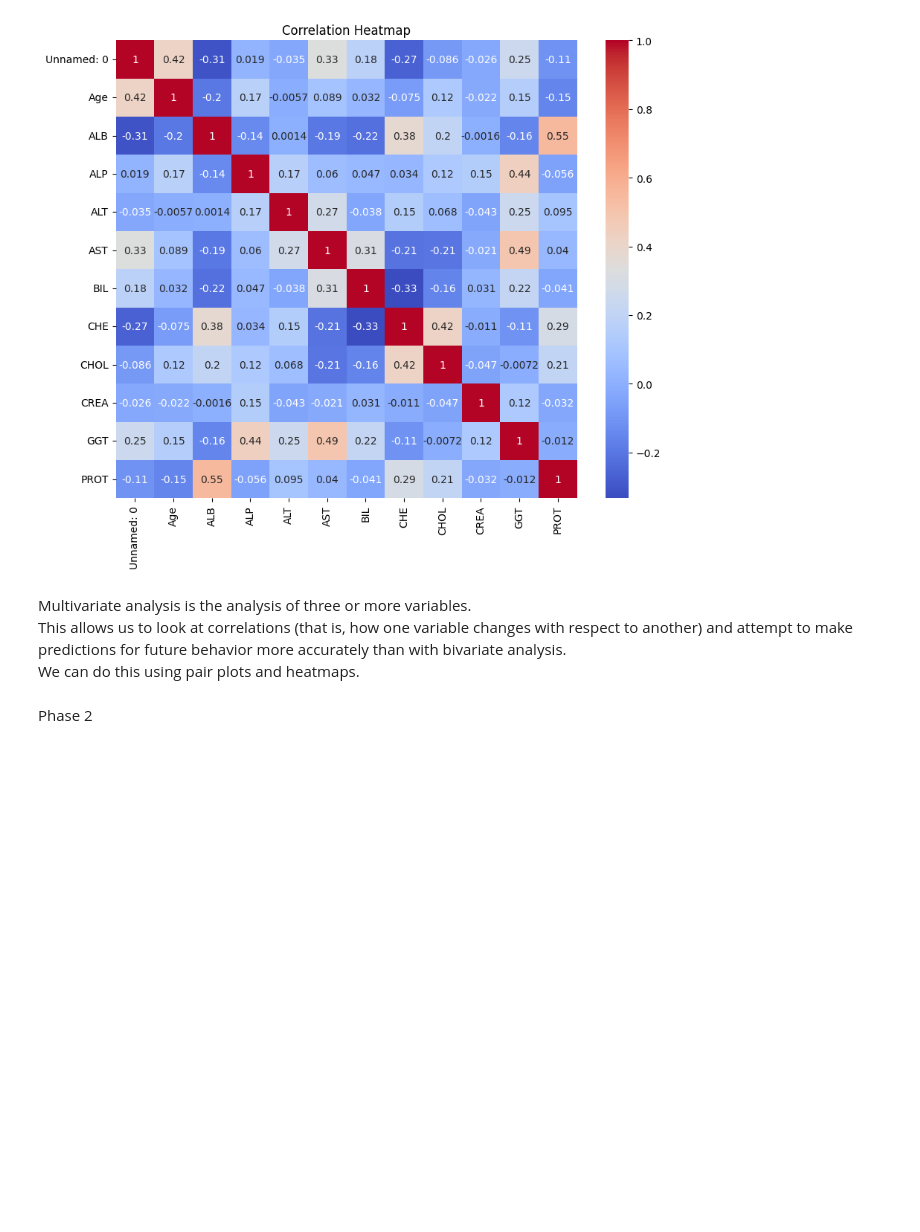
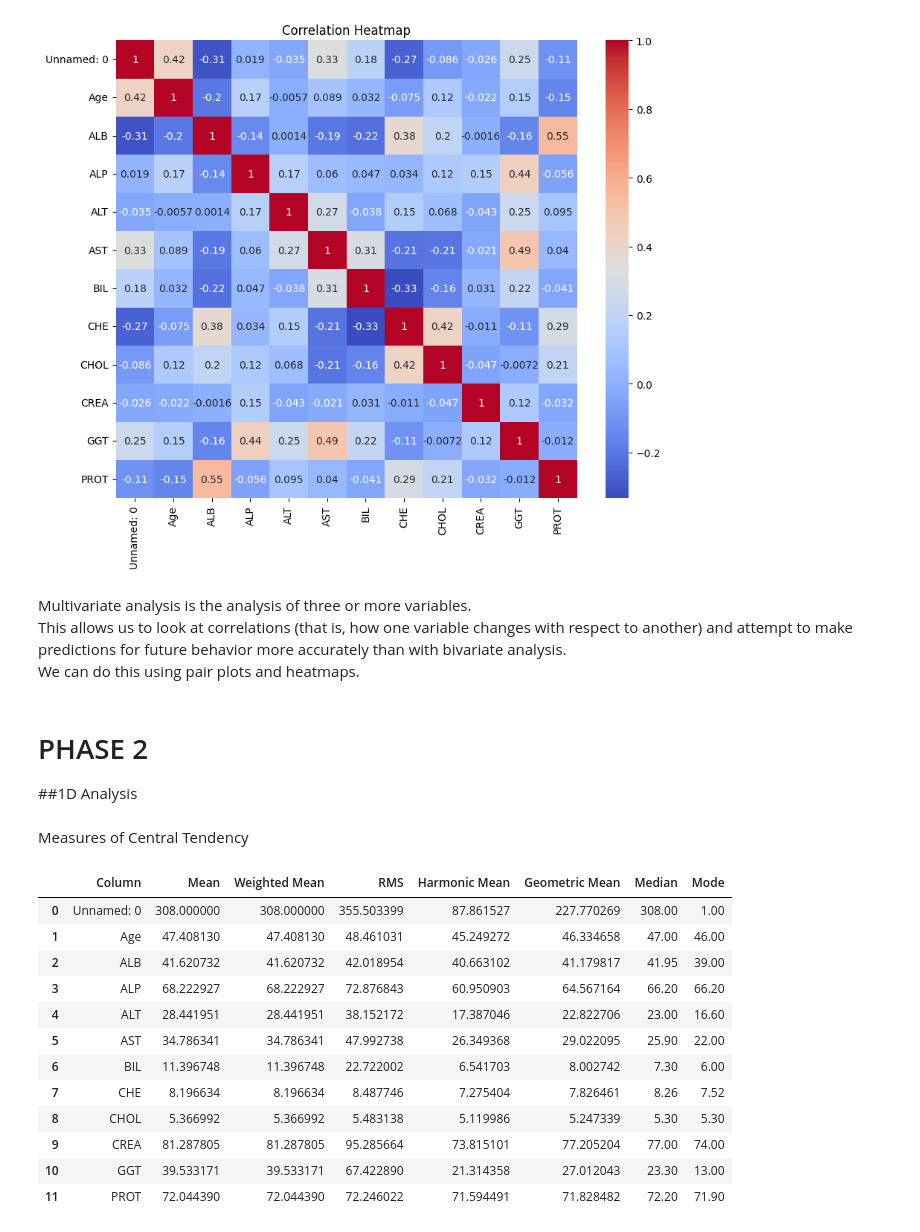
Before and after one commit to Acyuth/EDA_Project, a Jupyter notebook: 22BDS0027.ipynb, the cells around one changed output. Drawn from its saved outputs; the diff is of its cells as text; code cells hidden in the pictures; blank space fills up the shorter version.

Commit message:
1D Analysis

```diff
--- a/22BDS0027.ipynb
+++ b/22BDS0027.ipynb
@@ -275,5 +275,43 @@ plt.show()
 Multivariate analysis is the analysis of three or more variables.<br>
 This allows us to look at correlations (that is, how one variable changes with respect to another) and attempt to make predictions for future behavior more accurately than with bivariate analysis.<br>
 We can do this using pair plots and heatmaps.
-# %% [markdown]
-Phase 2
+# %% [markdown]
+# PHASE 2
+##1D Analysis
+# %% [markdown]
+Measures of Central Tendency
+# %%
+from scipy import stats
+
+num_cols = df.select_dtypes(include=np.number).columns
+summary_list = []
+
+for col in num_cols:
+    x = df[col].dropna()
+
+    mean = x.mean()
+    wmean = np.average(x, weights=np.ones(len(x)))
+    rms = np.sqrt(np.mean(x**2))
+    harmonic = len(x)/np.sum(1/x) if np.all(x>0) else np.nan
+    geom = stats.gmean(x) if np.all(x>0) else np.nan
+    median = x.median()
+    mode = x.mode()[0] if not x.mode().empty else np.nan
+
+    summary_list.append([col, mean, wmean, rms, harmonic, geom, median, mode])
+
+summary_table = pd.DataFrame(summary_list, columns=['Column','Mean','Weighted Mean','RMS','Harmonic Mean','Geometric Mean','Median','Mode'])
+summary_table
+# %% [output]
+|  | Column | Mean | Weighted Mean | RMS | Harmonic Mean | Geometric Mean | Median | Mode |
+| 0 | Unnamed: 0 | 308.000000 | 308.000000 | 355.503399 | 87.861527 | 227.770269 | 308.00 | 1.00 |
+| 1 | Age | 47.408130 | 47.408130 | 48.461031 | 45.249272 | 46.334658 | 47.00 | 46.00 |
+| 2 | ALB | 41.620732 | 41.620732 | 42.018954 | 40.663102 | 41.179817 | 41.95 | 39.00 |
+| 3 | ALP | 68.222927 | 68.222927 | 72.876843 | 60.950903 | 64.567164 | 66.20 | 66.20 |
+| 4 | ALT | 28.441951 | 28.441951 | 38.152172 | 17.387046 | 22.822706 | 23.00 | 16.60 |
+| 5 | AST | 34.786341 | 34.786341 | 47.992738 | 26.349368 | 29.022095 | 25.90 | 22.00 |
+| 6 | BIL | 11.396748 | 11.396748 | 22.722002 | 6.541703 | 8.002742 | 7.30 | 6.00 |
+| 7 | CHE | 8.196634 | 8.196634 | 8.487746 | 7.275404 | 7.826461 | 8.26 | 7.52 |
+| 8 | CHOL | 5.366992 | 5.366992 | 5.483138 | 5.119986 | 5.247339 | 5.30 | 5.30 |
+| 9 | CREA | 81.287805 | 81.287805 | 95.285664 | 73.815101 | 77.205204 | 77.00 | 74.00 |
+| 10 | GGT | 39.533171 | 39.533171 | 67.422890 | 21.314358 | 27.012043 | 23.30 | 13.00 |
+| 11 | PROT | 72.044390 | 72.044390 | 72.246022 | 71.594491 | 71.828482 | 72.20 | 71.90 |
```
Also changed, not shown: parts of 6 cells of this notebook.
